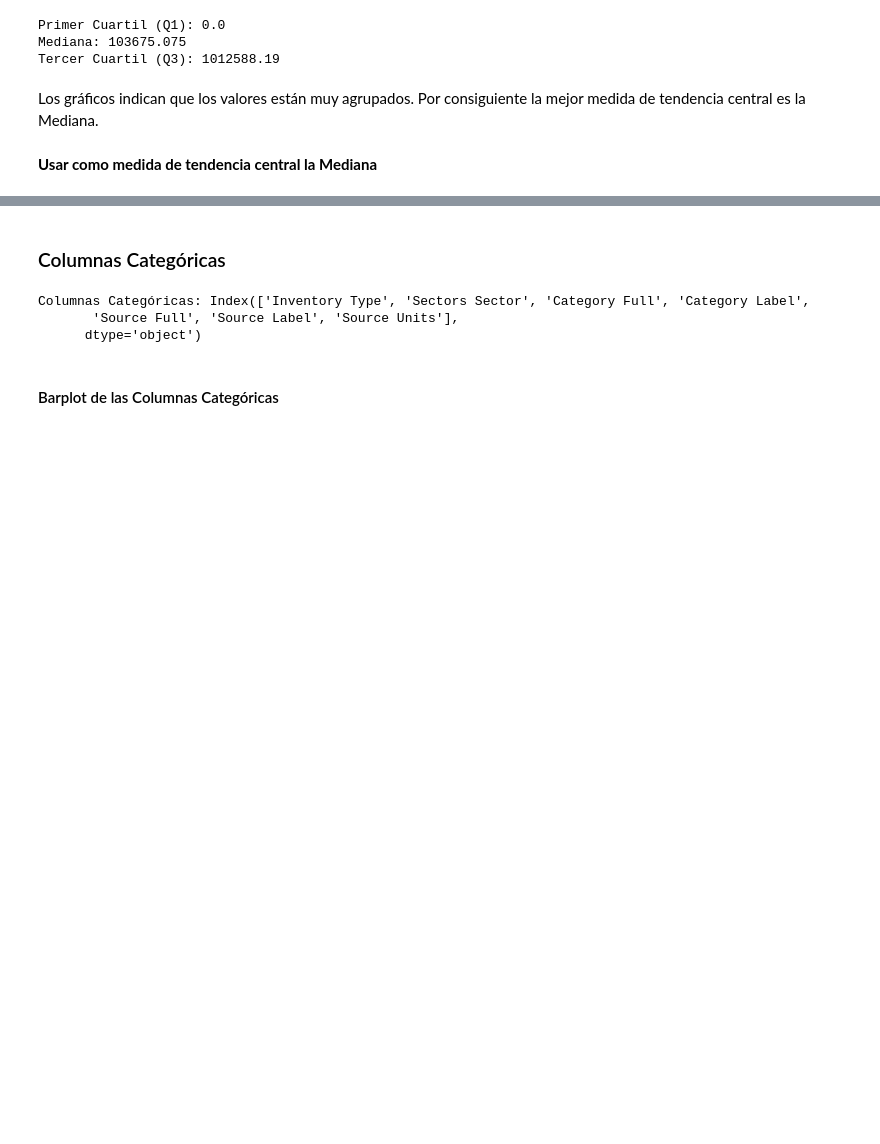
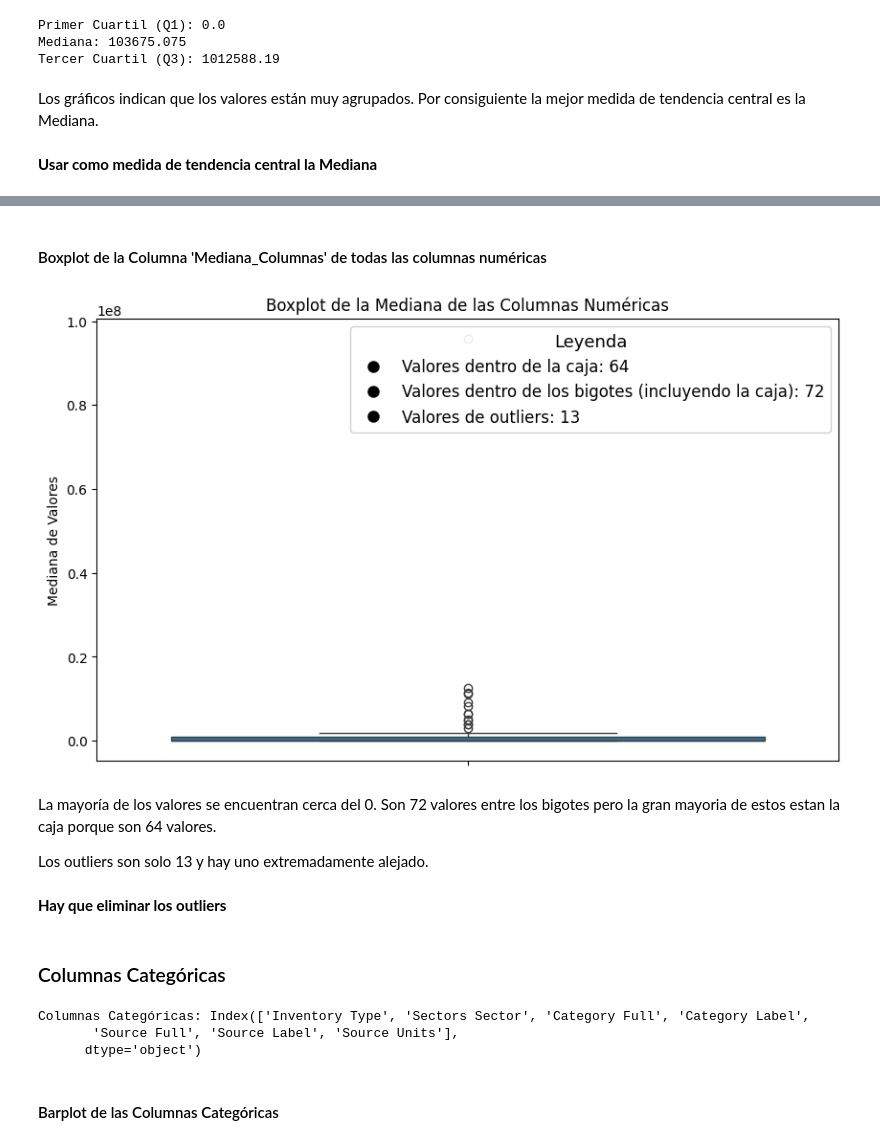
Before and after one commit to lmunozm1702/taxi_electrico_nyc, a Jupyter notebook: EDA/EDA-Calidad_de_Gas_Emissions.ipynb, the cells around one changed output, grey strips where cells are left out. Saved outputs shown, nothing was run; the diff lists cells and outputs as text; code cells hidden in the pictures; blank space fills up the shorter version.

```diff
--- a/EDA/EDA-Calidad_de_Gas_Emissions.ipynb
+++ b/EDA/EDA-Calidad_de_Gas_Emissions.ipynb
@@ -320,3 +361,44 @@ Los gráficos indican que los valores están muy agrupados. Por consiguiente la
+# %% [markdown]
+#### Boxplot de la Columna 'Mediana_Columnas' de todas las columnas numéricas
+# %%
+Q1 = gas_emissions['Mediana_Columnas'].quantile(0.25)
+Q3 = gas_emissions['Mediana_Columnas'].quantile(0.75)
+IQR = Q3 - Q1
+
+lower_whisker = Q1 - 1.5 * IQR
+upper_whisker = Q3 + 1.5 * IQR
+
+outliers = gas_emissions[(gas_emissions['Mediana_Columnas'] < lower_whisker) | (gas_emissions['Mediana_Columnas'] > upper_whisker)]
+cantidad_outliers = outliers.shape[0]
+
+valores_dentro_caja = gas_emissions[(gas_emissions['Mediana_Columnas'] >= Q1) & (gas_emissions['Mediana_Columnas'] <= Q3)]
+cantidad_valores_dentro_caja = valores_dentro_caja.shape[0]
+
+valores_dentro_bigotes = gas_emissions[(gas_emissions['Mediana_Columnas'] >= lower_whisker) & (gas_emissions['Mediana_Columnas'] <= upper_whisker)]
+cantidad_valores_dentro_bigotes = valores_dentro_bigotes.shape[0]
+
+plt.figure(figsize=(10, 6))
+sns.boxplot(y=gas_emissions['Mediana_Columnas'])
+plt.title('Boxplot de la Mediana de las Columnas Numéricas')
+
+legend_elements = [
+    Line2D([0], [0], color='w', marker='o', markerfacecolor='black', markersize=10, label=f'Valores dentro de la caja: {cantidad_valores_dentro_caja}'),
+    Line2D([0], [0], color='w', marker='o', markerfacecolor='black', markersize=10, label=f'Valores dentro de los bigotes (incluyendo la caja): {cantidad_valores_dentro_bigotes}'),
+    Line2D([0], [0], color='w', marker='o', markerfacecolor='black', markersize=10, label=f'Valores de outliers: {cantidad_outliers}')
+]
+
+plt.legend(handles=legend_elements, fontsize=12, loc='upper right', frameon=True, framealpha=0.9, facecolor='white', title='Leyenda', title_fontsize='13')
+
+plt.ylabel('Mediana de Valores')
+plt.show()
+# %% [output]
+[figure, added]
+# %% [markdown]
+La mayoría de los valores se encuentran cerca del 0. Son 72 valores entre los bigotes pero la gran mayoria de estos estan la caja porque son 64 valores.
+
+Los outliers son solo 13 y hay uno extremadamente alejado.
+# %% [markdown]
+**Hay que eliminar los outliers**
 # %% [markdown]
 ### Columnas Categóricas
 # %%
```
Also changed, not shown: parts of 4 cells of this notebook.
